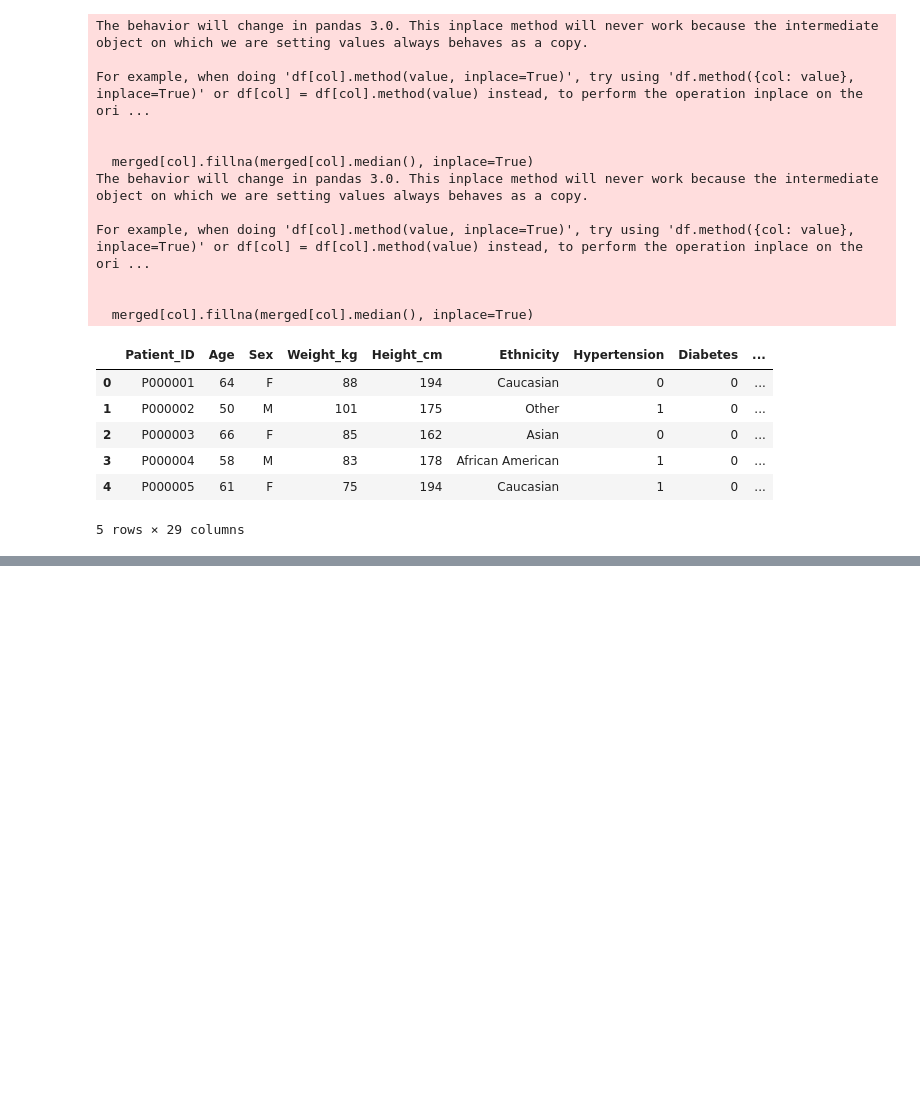
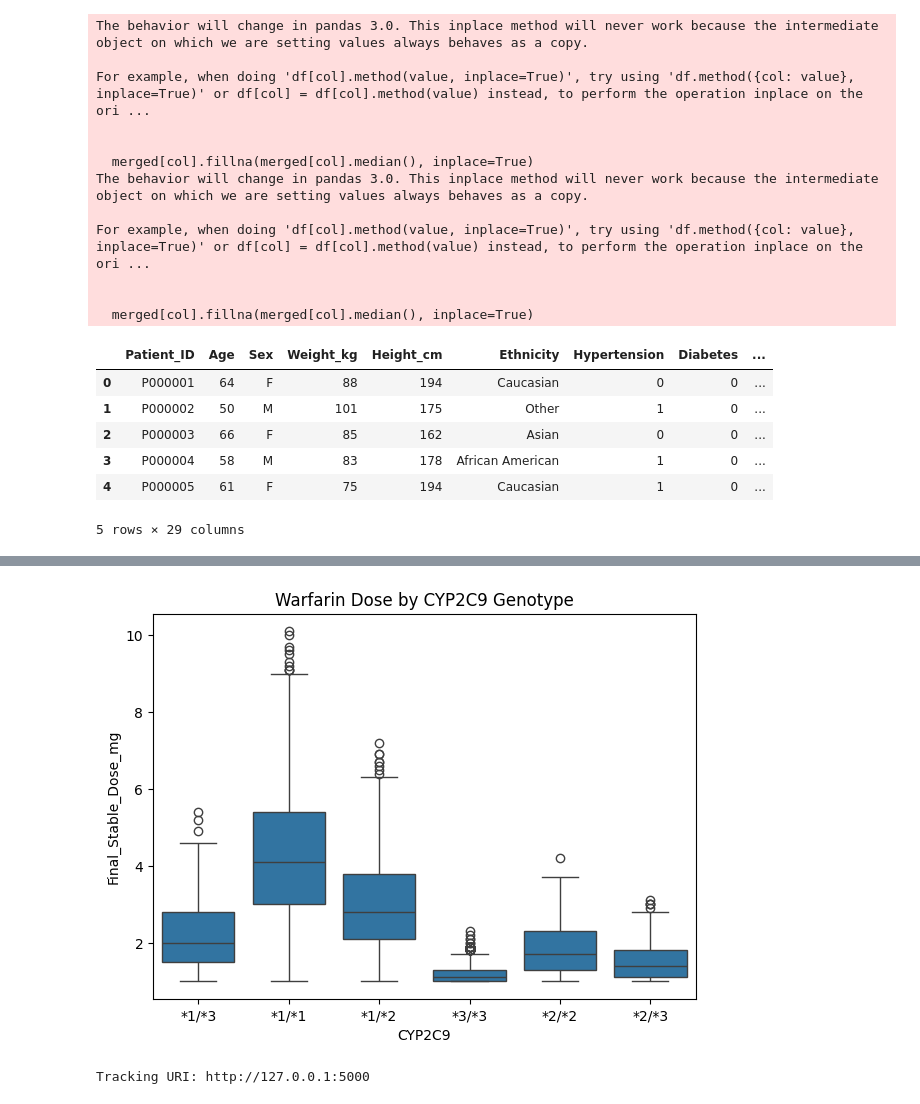
Before and after one commit to nuwechue777/Smarter-Anticoagulant-Dosing-Through-Precision-Medicine, a Jupyter notebook: src/Merging_Data.ipynb, the cells around one changed output, grey strips where cells are left out. Drawn from its saved outputs; the diff is of its cells as text; code cells hidden in the pictures; blank space fills up the shorter version.

```diff
--- a/src/Merging_Data.ipynb
+++ b/src/Merging_Data.ipynb
@@ -452,0 +536,14 @@ This step bridges the **data silos** and creates the foundation for **Warfarin d
+# %%
+# Create a boxplot to visualize the relationship between 'CYP2C9' genotype and 'Final_Stable_Dose_mg'
+plt.figure(figsize=(7, 5))  # Set the figure size
+
+# Plot the boxplot using Seaborn
+sns.boxplot(data=df, x='CYP2C9', y='Final_Stable_Dose_mg')
+
+# Add a title to the plot
+plt.title('Warfarin Dose by CYP2C9 Genotype')
+
+# Show the plot
+plt.show()
+# %% [output]
+[figure, added]
@@ -452,0 +555,5 @@ This step bridges the **data silos** and creates the foundation for **Warfarin d
+# %%
+import mlflow
+print("Tracking URI:", mlflow.get_tracking_uri())
+# %% [output]
+Tracking URI: http://127.0.0.1:5000
```
Also changed, not shown: parts of 21 cells of this notebook, 28 other files.
